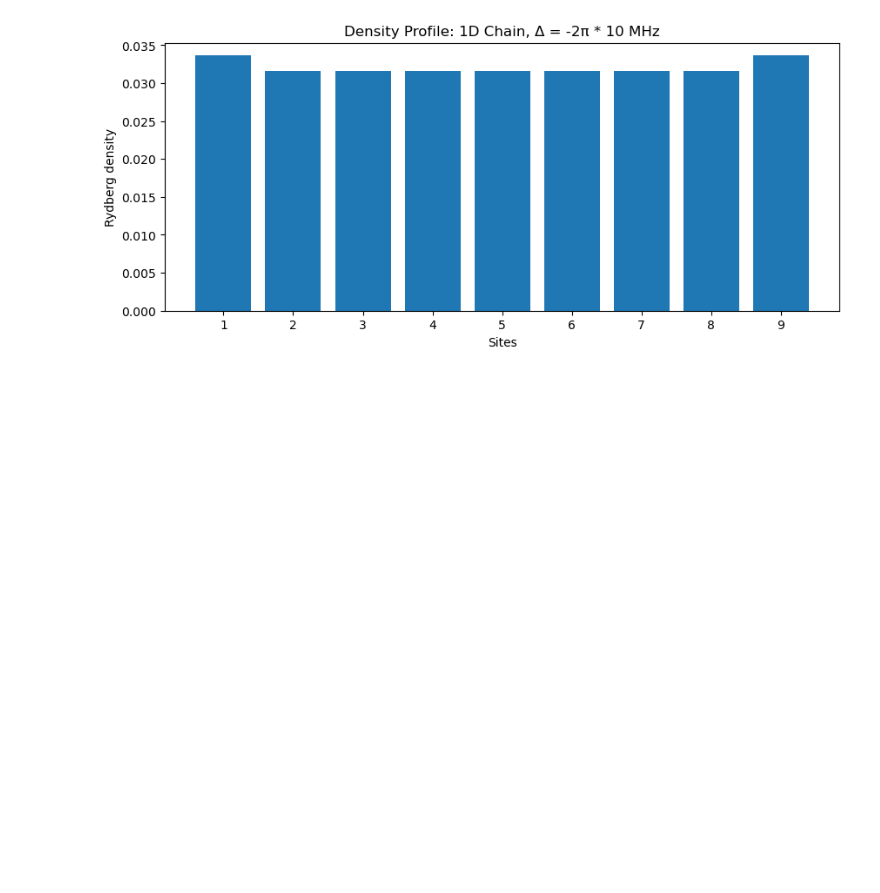
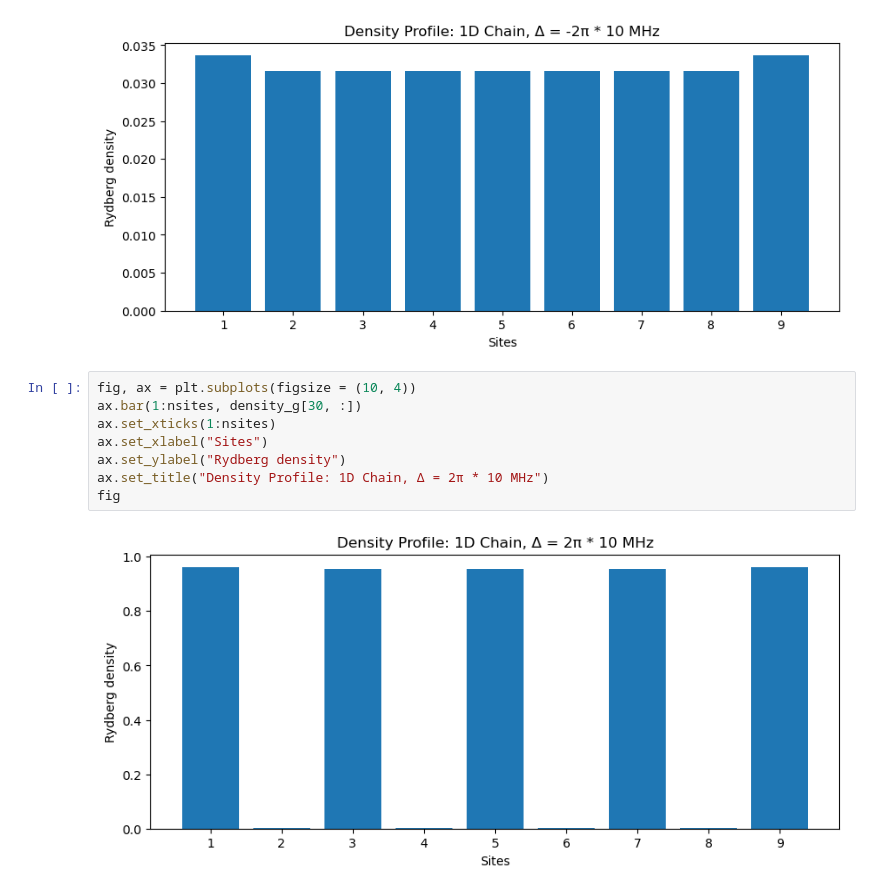
Before and after one commit to CDL-Quantum/CohortProject_2022, a Jupyter notebook: Week1_Rydberg/Adiabatic.ipynb, the cells around one changed output. Cells and saved outputs as stored; diff of their text form; blank space fills up the shorter version.

```diff
--- a/Week1_Rydberg/Adiabatic.ipynb
+++ b/Week1_Rydberg/Adiabatic.ipynb
@@ -45,3 +45,13 @@ ax.set_title("Density Profile: 1D Chain, Δ = -2π * 10 MHz")
 fig
 # %% [output]
 [figure]
+# %%
+fig, ax = plt.subplots(figsize = (10, 4))
+ax.bar(1:nsites, density_g[30, :])
+ax.set_xticks(1:nsites)
+ax.set_xlabel("Sites")
+ax.set_ylabel("Rydberg density")
+ax.set_title("Density Profile: 1D Chain, Δ = 2π * 10 MHz")
+fig
+# %% [output]
+[figure, added]
```
Also changed, not shown: parts of 4 cells of this notebook.
